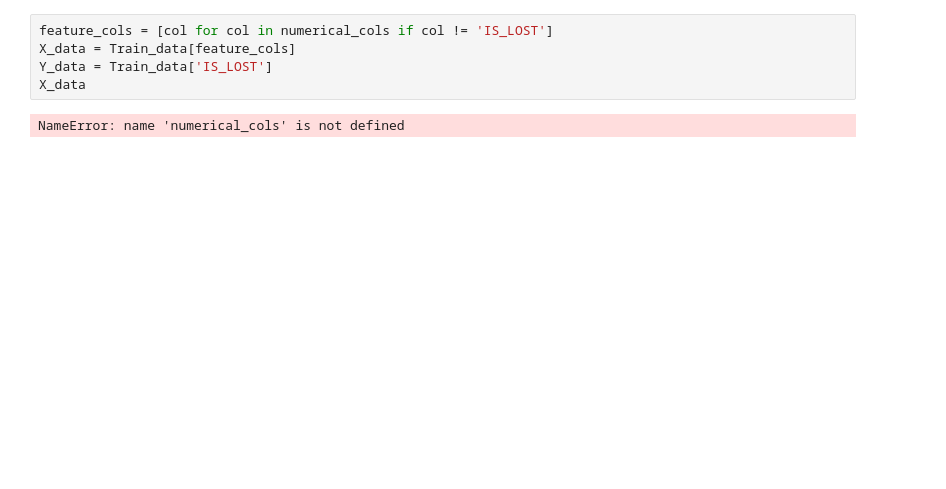
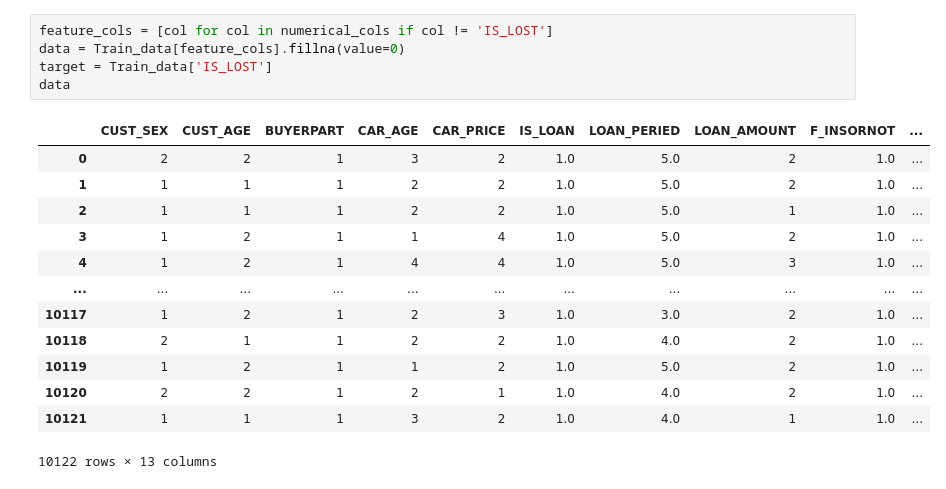
Before and after one commit to fralychen/TianchiData, a Jupyter notebook: 未命名.ipynb, the cells around one changed output. Drawn from its saved outputs; the diff is of its cells as text; blank space fills up the shorter version.

```diff
--- a/未命名.ipynb
+++ b/未命名.ipynb
@@ -37,7 +98,19 @@ NameError: name 'Train_data' is not defined
 # %%
 feature_cols = [col for col in numerical_cols if col != 'IS_LOST']
-X_data = Train_data[feature_cols]
-Y_data = Train_data['IS_LOST']
-X_data
+data = Train_data[feature_cols].fillna(value=0)
+target = Train_data['IS_LOST']
+data
 # %% [output]
+|  | CUST_SEX | CUST_AGE | BUYERPART | CAR_AGE | CAR_PRICE | IS_LOAN | LOAN_PERIED | LOAN_AMOUNT | F_INSORNOT | ... |
+| 0 | 2 | 2 | 1 | 3 | 2 | 1.0 | 5.0 | 2 | 1.0 | ... |
+| 1 | 1 | 1 | 1 | 2 | 2 | 1.0 | 5.0 | 2 | 1.0 | ... |
+| 2 | 1 | 1 | 1 | 2 | 2 | 1.0 | 5.0 | 1 | 1.0 | ... |
+| 3 | 1 | 2 | 1 | 1 | 4 | 1.0 | 5.0 | 2 | 1.0 | ... |
+| 4 | 1 | 2 | 1 | 4 | 4 | 1.0 | 5.0 | 3 | 1.0 | ... |
+| ... | ... | ... | ... | ... | ... | ... | ... | ... | ... | ... |
+| 10117 | 1 | 2 | 1 | 2 | 3 | 1.0 | 3.0 | 2 | 1.0 | ... |
+| 10118 | 2 | 1 | 1 | 2 | 2 | 1.0 | 4.0 | 2 | 1.0 | ... |
+| 10119 | 1 | 2 | 1 | 1 | 2 | 1.0 | 5.0 | 2 | 1.0 | ... |
+| 10120 | 2 | 2 | 1 | 2 | 1 | 1.0 | 4.0 | 2 | 1.0 | ... |
+| 10121 | 1 | 1 | 1 | 3 | 2 | 1.0 | 4.0 | 1 | 1.0 | ... |
-NameError: name 'numerical_cols' is not defined
+10122 rows × 13 columns
```
Also changed, not shown: parts of 13 cells of this notebook, 3 other files.
